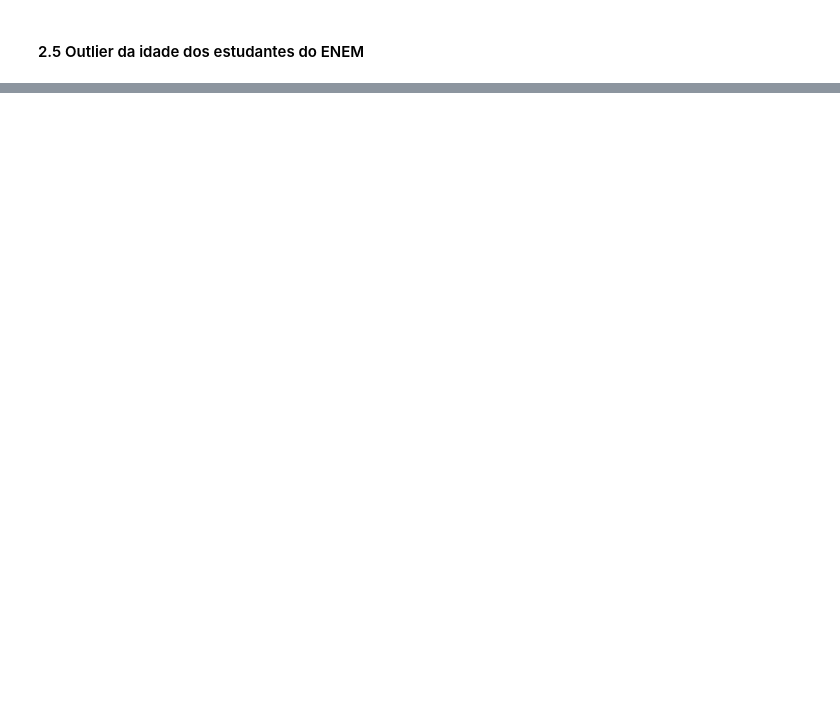
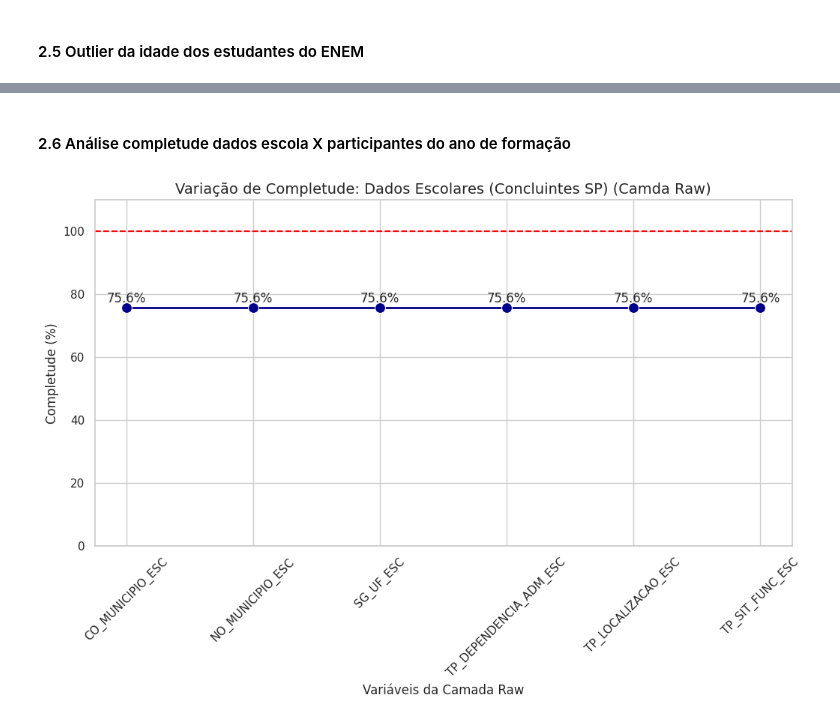
Before and after one commit to Caiomesvie/SDBD2---INEP, a Jupyter notebook: raw/analytcs.ipynb, the cells around one changed output, grey strips where cells are left out. Saved outputs shown, nothing was run; the diff lists cells and outputs as text; code cells hidden in the pictures; blank space fills up the shorter version.

Commit message:
feat/adicionando gráfico de completude dos dados escolares!

```diff
--- a/raw/analytcs.ipynb
+++ b/raw/analytcs.ipynb
@@ -286,0 +283,37 @@ plt.show()
+# %% [markdown]
+#### 2.6 Análise completude dados escola X participantes do ano de formação
+# %%
+formandos_SP = estado_SP.filter(F.col("TP_ST_CONCLUSAO") == 2)
+
+colunas_escola = [
+    'CO_MUNICIPIO_ESC', 'NO_MUNICIPIO_ESC', 'SG_UF_ESC',
+    'TP_DEPENDENCIA_ADM_ESC', 'TP_LOCALIZACAO_ESC', 'TP_SIT_FUNC_ESC'
+]
+
+contagem_formandos = formandos_SP.count()
+
+expressoes = [(F.count(c) / contagem_formandos * 100).alias(c) for c in colunas_escola]
+
+plot_formandos_escolas = formandos_SP.select(expressoes).toPandas().melt()
+plot_formandos_escolas.columns = ['Coluna', 'Percentual']
+plot_formandos_escolas = plot_formandos_escolas.sort_values('Percentual', ascending=False)
+
+plt.figure(figsize=(12, 6))
+sns.set_style("whitegrid")
+
+sns.lineplot(data=plot_formandos_escolas, x='Coluna', y='Percentual', marker='o', markersize=10, linewidth=2, color='darkblue')
+
+for i in range(plot_formandos_escolas.shape[0]):
+    plt.text(i, plot_formandos_escolas.Percentual.iloc[i] + 2,
+             f"{plot_formandos_escolas.Percentual.iloc[i]:.1f}%", ha='center')
+
+plt.title('Variação de Completude: Dados Escolares (Concluintes SP) (Camda Raw)', fontsize=14)
+plt.ylabel('Completude (%)')
+plt.xlabel('Variáveis da Camada Raw')
+plt.ylim(0, 110)
+plt.xticks(rotation=45)
+plt.axhline(y=100, color='red', linestyle='--', label='Meta Ideal (100%)')
+
+plt.show()
+# %% [output]
+[figure, added]
```
Also changed, not shown: parts of 6 cells of this notebook.
